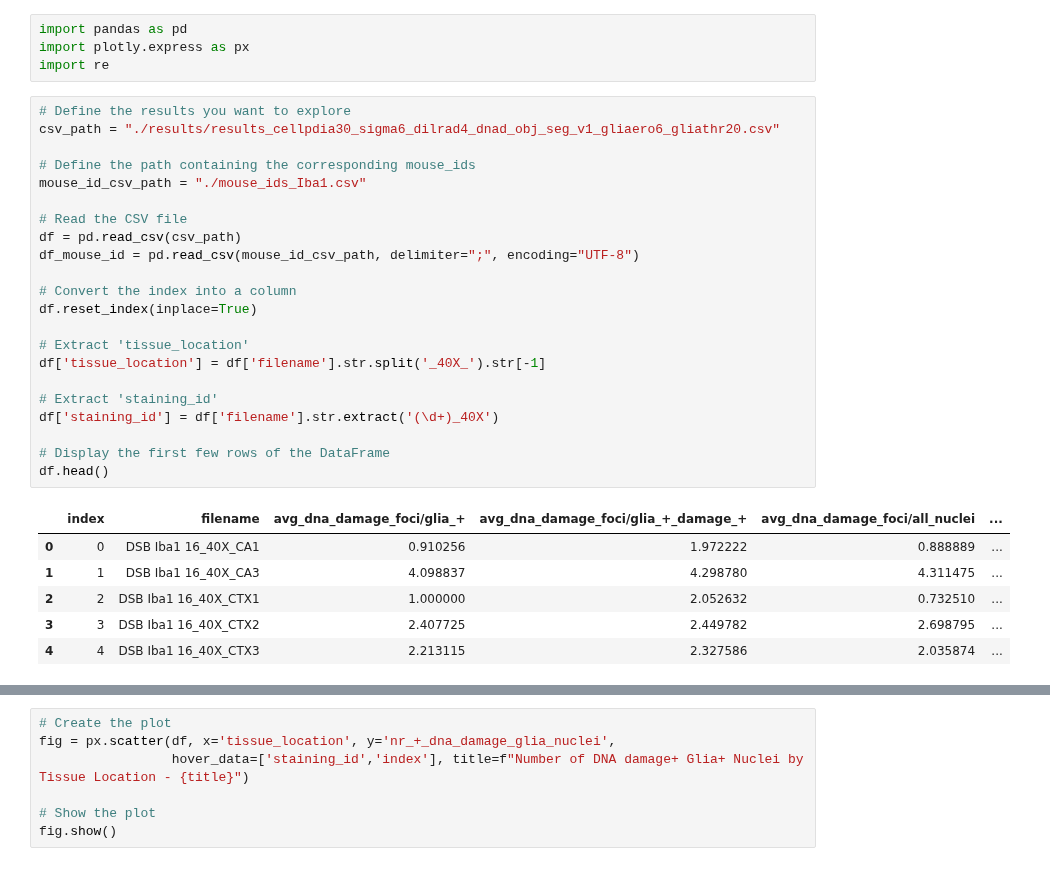
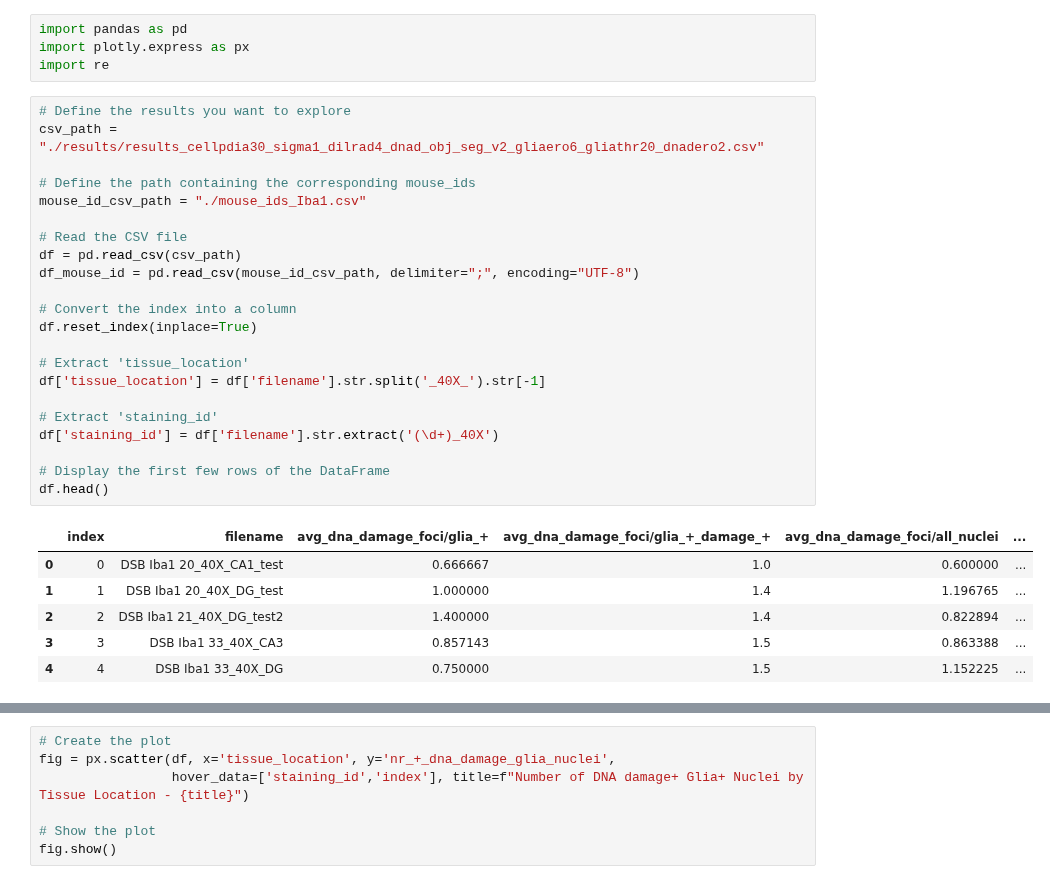
Before and after one commit to adiezsanchez/microglia_dna_damage, a Jupyter notebook: 2_data_exploration.ipynb, the cells around one changed output, grey strips where cells are left out. Drawn from its saved outputs; the diff is of its cells as text.

```diff
--- a/2_data_exploration.ipynb
+++ b/2_data_exploration.ipynb
@@ -4,33 +4,33 @@ import plotly.express as px
 import re
 # %%
 # Define the results you want to explore
-csv_path = "./results/results_cellpdia30_sigma6_dilrad4_dnad_obj_seg_v1_gliaero6_gliathr20.csv"
+csv_path = "./results/results_cellpdia30_sigma1_dilrad4_dnad_obj_seg_v2_gliaero6_gliathr20_dnadero2.csv"
 
 # Define the path containing the corresponding mouse_ids
 mouse_id_csv_path = "./mouse_ids_Iba1.csv"
 
 # Read the CSV file
 df = pd.read_csv(csv_path)
 df_mouse_id = pd.read_csv(mouse_id_csv_path, delimiter=";", encoding="UTF-8")
 
 # Convert the index into a column
 df.reset_index(inplace=True)
 
 # Extract 'tissue_location'
 df['tissue_location'] = df['filename'].str.split('_40X_').str[-1]
 
 # Extract 'staining_id'
 df['staining_id'] = df['filename'].str.extract('(\d+)_40X')
 
 # Display the first few rows of the DataFrame
 df.head()
 # %% [output]
 |  | index | filename | avg_dna_damage_foci/glia_+ | avg_dna_damage_foci/glia_+_damage_+ | avg_dna_damage_foci/all_nuclei | ... |
-| 0 | 0 | DSB Iba1 16_40X_CA1 | 0.910256 | 1.972222 | 0.888889 | ... |
-| 1 | 1 | DSB Iba1 16_40X_CA3 | 4.098837 | 4.298780 | 4.311475 | ... |
-| 2 | 2 | DSB Iba1 16_40X_CTX1 | 1.000000 | 2.052632 | 0.732510 | ... |
-| 3 | 3 | DSB Iba1 16_40X_CTX2 | 2.407725 | 2.449782 | 2.698795 | ... |
-| 4 | 4 | DSB Iba1 16_40X_CTX3 | 2.213115 | 2.327586 | 2.035874 | ... |
+| 0 | 0 | DSB Iba1 20_40X_CA1_test | 0.666667 | 1.0 | 0.600000 | ... |
+| 1 | 1 | DSB Iba1 20_40X_DG_test | 1.000000 | 1.4 | 1.196765 | ... |
+| 2 | 2 | DSB Iba1 21_40X_DG_test2 | 1.400000 | 1.4 | 0.822894 | ... |
+| 3 | 3 | DSB Iba1 33_40X_CA3 | 0.857143 | 1.5 | 0.863388 | ... |
+| 4 | 4 | DSB Iba1 33_40X_DG | 0.750000 | 1.5 | 1.152225 | ... |
 # %%
 # Extract analysis parameters from the CSV path
 extracted_values = re.findall(r'\d+', csv_path)
```
Also changed, not shown: parts of 6 cells of this notebook, 5 other files.
